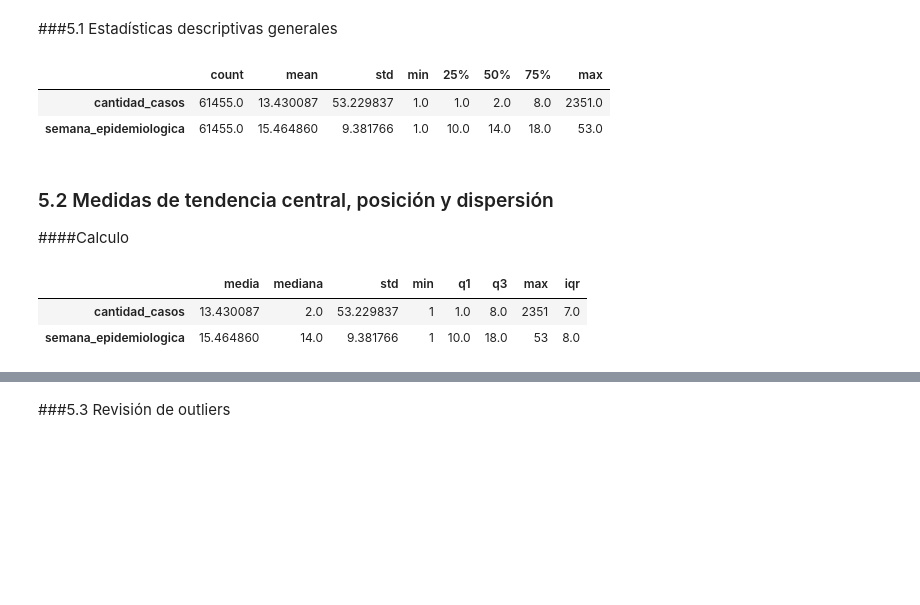
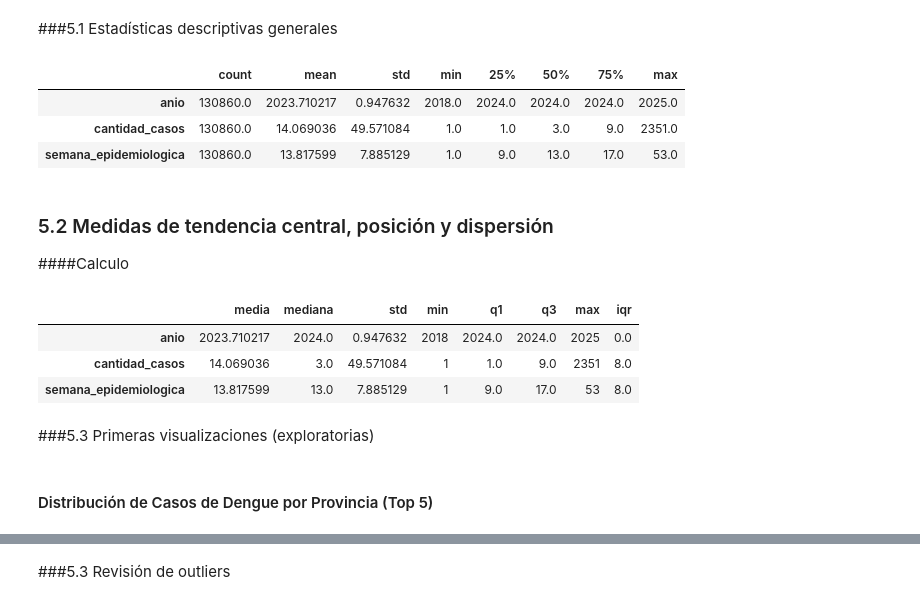
Before and after one commit to RocioDure12/ANALISIS_DENGUE_ARG, a Jupyter notebook: TPI_FINAL_DENGUE.ipynb, the cells around one changed output, grey strips where cells are left out. Drawn from its saved outputs; the diff is of its cells as text; code cells hidden in the pictures; blank space fills up the shorter version.

```diff
--- a/TPI_FINAL_DENGUE.ipynb
+++ b/TPI_FINAL_DENGUE.ipynb
@@ -229,11 +233,3 @@ faltantes[faltantes > 0]
 dtype: int64
 # %% [markdown]
 ###3.2 Duplicados
-# %%
-duplicados = df_historico.duplicated().sum()
-print('Cantidad de filas duplicadas:', duplicados)
-duplicados_df = df_historico[df_historico.duplicated(keep=False)]
-duplicados_df.sort_values(by=list(duplicados_df.columns)).head(10)
-#eliminar duplicados
-df_historico.drop_duplicates(inplace=True)
-print('Cantidad de filas duplicadas:', df_historico.duplicated().sum())
@@ -664,11 +661,3 @@ Porcentaje de valores nulos por columna:
 Paso 1 completado: Borramos 0 columnas que estaban vacías.
 # %% [markdown]
 ###4.5 Revisión final después de la limpieza
-# %%
-duplicados = df_trabajo.duplicated().sum()
-print('Cantidad de filas duplicadas:', duplicados)
-duplicados_df = df_trabajo[df_trabajo.duplicated(keep=False)]
-duplicados_df.sort_values(by=list(duplicados_df.columns)).head(10)
-#eliminar duplicados
-df_trabajo.drop_duplicates(inplace=True)
-print('Cantidad de filas duplicadas:', df_historico.duplicated().sum())
@@ -703,12 +689,13 @@ memory usage: 3.8+ MB
 # %% [markdown]
 ###5.1 Estadísticas descriptivas generales
 # %%
-eda_vars = ['cantidad_casos', 'semana_epidemiologica']
+eda_vars = ['anio', 'cantidad_casos', 'semana_epidemiologica']
 df_trabajo[eda_vars].describe().T
 # %% [output]
 |  | count | mean | std | min | 25% | 50% | 75% | max |
-| cantidad_casos | 61455.0 | 13.430087 | 53.229837 | 1.0 | 1.0 | 2.0 | 8.0 | 2351.0 |
-| semana_epidemiologica | 61455.0 | 15.464860 | 9.381766 | 1.0 | 10.0 | 14.0 | 18.0 | 53.0 |
+| anio | 130860.0 | 2023.710217 | 0.947632 | 2018.0 | 2024.0 | 2024.0 | 2024.0 | 2025.0 |
+| cantidad_casos | 130860.0 | 14.069036 | 49.571084 | 1.0 | 1.0 | 3.0 | 9.0 | 2351.0 |
+| semana_epidemiologica | 130860.0 | 13.817599 | 7.885129 | 1.0 | 9.0 | 13.0 | 17.0 | 53.0 |
 # %% [markdown]
 ### 5.2 Medidas de tendencia central, posición y dispersión
 ####Calculo
@@ -726,5 +713,10 @@ resumen_eda = pd.DataFrame({
 resumen_eda
 # %% [output]
 |  | media | mediana | std | min | q1 | q3 | max | iqr |
-| cantidad_casos | 13.430087 | 2.0 | 53.229837 | 1 | 1.0 | 8.0 | 2351 | 7.0 |
-| semana_epidemiologica | 15.464860 | 14.0 | 9.381766 | 1 | 10.0 | 18.0 | 53 | 8.0 |
+| anio | 2023.710217 | 2024.0 | 0.947632 | 2018 | 2024.0 | 2024.0 | 2025 | 0.0 |
+| cantidad_casos | 14.069036 | 3.0 | 49.571084 | 1 | 1.0 | 9.0 | 2351 | 8.0 |
+| semana_epidemiologica | 13.817599 | 13.0 | 7.885129 | 1 | 9.0 | 17.0 | 53 | 8.0 |
+# %% [markdown]
+###5.3 Primeras visualizaciones (exploratorias)
+# %% [markdown]
+#### Distribución de Casos de Dengue por Provincia (Top 5)
```
Also changed, not shown: parts of 39 cells of this notebook.
